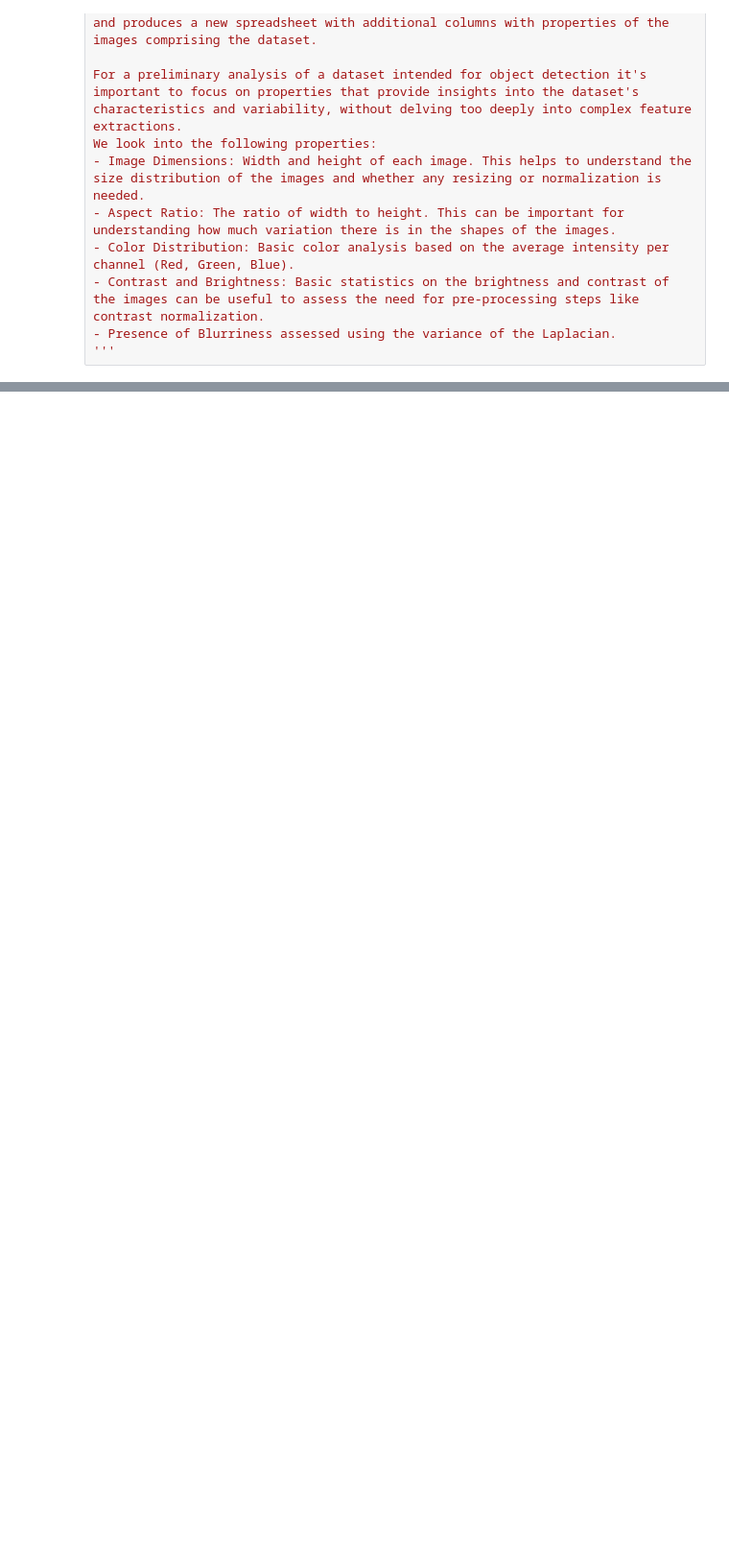
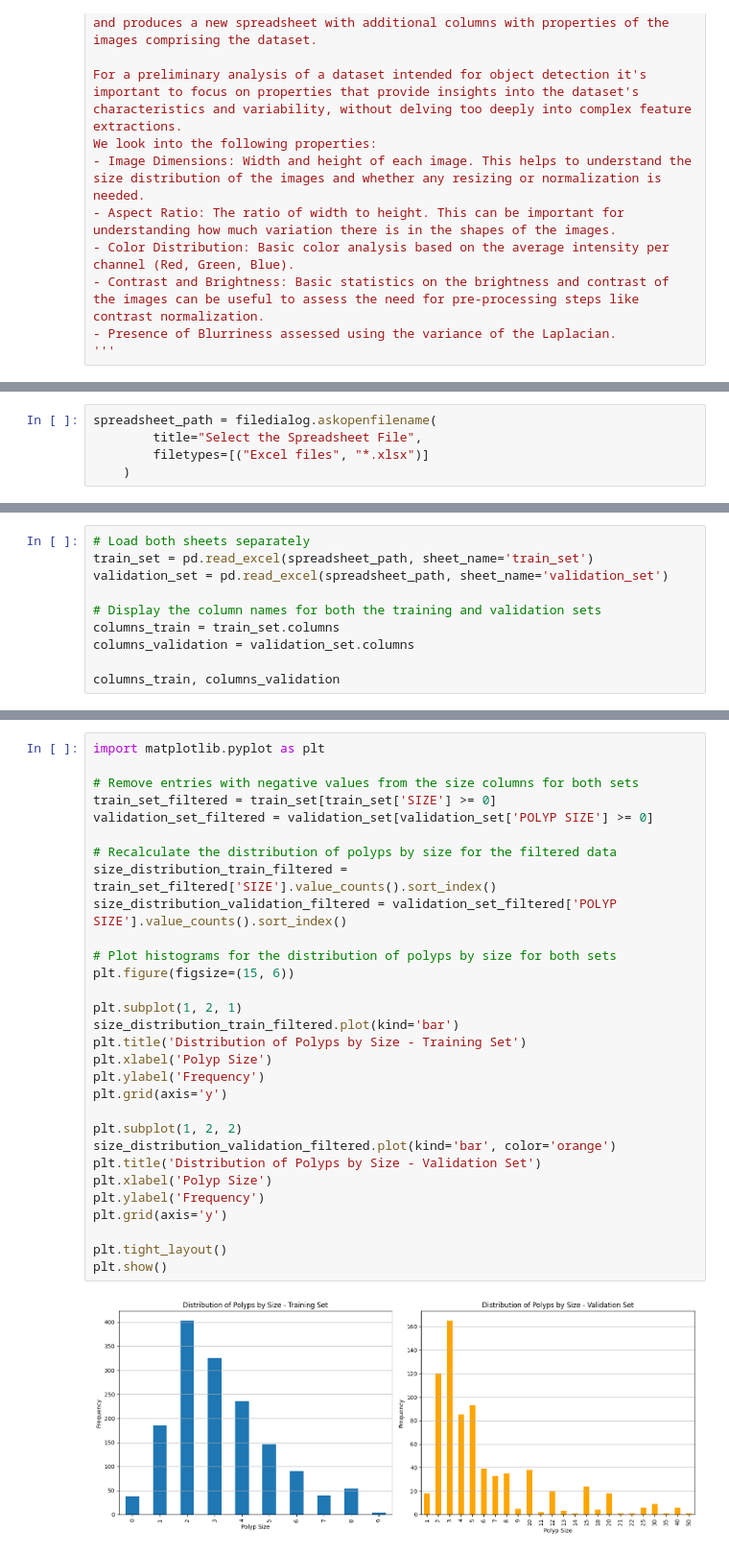
Before and after one commit to irconde/polyp-db-analysis, a Jupyter notebook: polar-database-analysis.ipynb, the cells around one changed output, grey strips where cells are left out. Shown: that part at 96% size. Drawn from its saved outputs; the diff is of its cells as text; blank space fills up the shorter version.

Commit message:
Distribution based on polyp size

```diff
--- a/polar-database-analysis.ipynb
+++ b/polar-database-analysis.ipynb
@@ -112,0 +113,5 @@ update_spreadsheet_result
+# %%
+spreadsheet_path = filedialog.askopenfilename(
+        title="Select the Spreadsheet File",
+        filetypes=[("Excel files", "*.xlsx")]
+    )
@@ -112,0 +120,10 @@ update_spreadsheet_result
+# %%
+# Load both sheets separately
+train_set = pd.read_excel(spreadsheet_path, sheet_name='train_set')
+validation_set = pd.read_excel(spreadsheet_path, sheet_name='validation_set')
+
+# Display the column names for both the training and validation sets
+columns_train = train_set.columns
+columns_validation = validation_set.columns
+
+columns_train, columns_validation
@@ -112,0 +213,32 @@ update_spreadsheet_result
+# %%
+import matplotlib.pyplot as plt
+
+# Remove entries with negative values from the size columns for both sets
+train_set_filtered = train_set[train_set['SIZE'] >= 0]
+validation_set_filtered = validation_set[validation_set['POLYP SIZE'] >= 0]
+
+# Recalculate the distribution of polyps by size for the filtered data
+size_distribution_train_filtered = train_set_filtered['SIZE'].value_counts().sort_index()
+size_distribution_validation_filtered = validation_set_filtered['POLYP SIZE'].value_counts().sort_index()
+
+# Plot histograms for the distribution of polyps by size for both sets
+plt.figure(figsize=(15, 6))
+
+plt.subplot(1, 2, 1)
+size_distribution_train_filtered.plot(kind='bar')
+plt.title('Distribution of Polyps by Size - Training Set')
+plt.xlabel('Polyp Size')
+plt.ylabel('Frequency')
+plt.grid(axis='y')
+
+plt.subplot(1, 2, 2)
+size_distribution_validation_filtered.plot(kind='bar', color='orange')
+plt.title('Distribution of Polyps by Size - Validation Set')
+plt.xlabel('Polyp Size')
+plt.ylabel('Frequency')
+plt.grid(axis='y')
+
+plt.tight_layout()
+plt.show()
+# %% [output]
+[figure, added]
```
Also changed, not shown: parts of 23 cells of this notebook.
